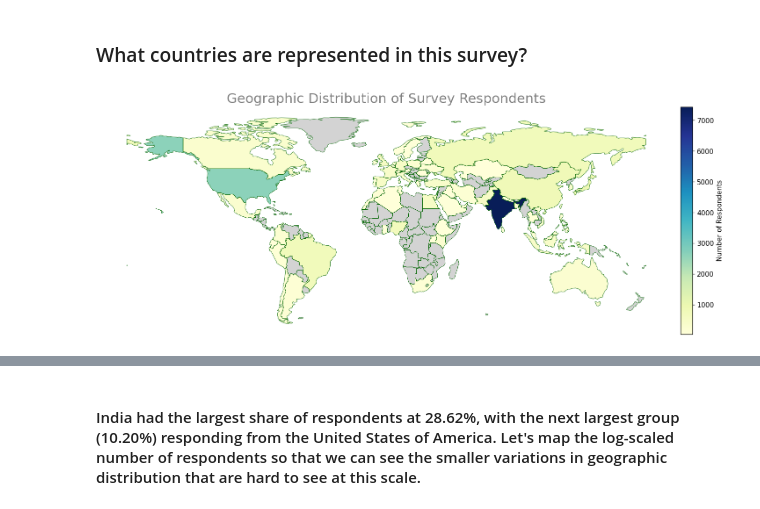
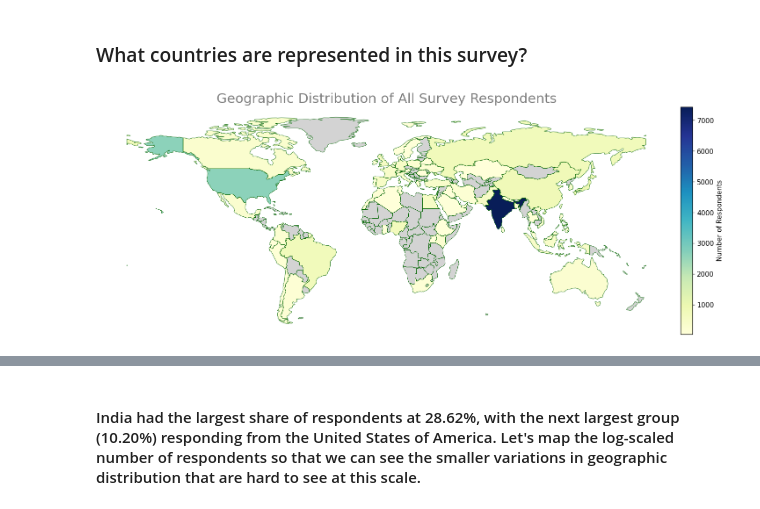
Before and after one commit to yksnilowyrahcaz/2021_Kaggle_Survey_EDA, a Jupyter notebook: 2021_Kaggle_Survey_Accounting_&_Finance_Industry_EDA.ipynb, the cells around one changed output, grey strips where cells are left out. Cells and saved outputs as stored; diff of their text form; code cells hidden in the pictures.

```diff
--- a/2021_Kaggle_Survey_Accounting_&_Finance_Industry_EDA.ipynb
+++ b/2021_Kaggle_Survey_Accounting_&_Finance_Industry_EDA.ipynb
@@ -146,24 +146,24 @@ merged_df.head()
 # %%
 # This block is used to resize the legend
 fig, ax = plt.subplots()
 divider = make_axes_locatable(ax)
 cax = divider.append_axes('right', size='2%', pad=0)
 
 # color all countries with this line, but gets partially overlayed by subsequent plot
 world.plot(ax=ax,color='lightgrey')
 world['geometry'].boundary.plot(ax=ax, color='darkgreen', linewidth=.5)
 merged_df.dropna(subset=['country']).plot(column='no_of_respondents',
                                           ax=ax,
                                           cax=cax,
                                           cmap='YlGnBu',
                                           legend=True,
                                           legend_kwds={'fmt': '{:.1f}',
                                                        'label':'Number of Respondents'})
 
-ax.set_title('Geographic Distribution of Survey Respondents', fontsize=20, color='grey')
+ax.set_title('Geographic Distribution of All Survey Respondents', fontsize=20, color='grey')
 ax.set_axis_off()
 # %% [output]
-[figure, old version]
+[figure, new version]
 # %%
 # Add a column with the percentages of total respondents for each country
 countries_df['percentage'] = countries_df['no_of_respondents'] / countries_df['no_of_respondents'].sum()
```
Also changed, not shown: parts of 3 cells of this notebook.
